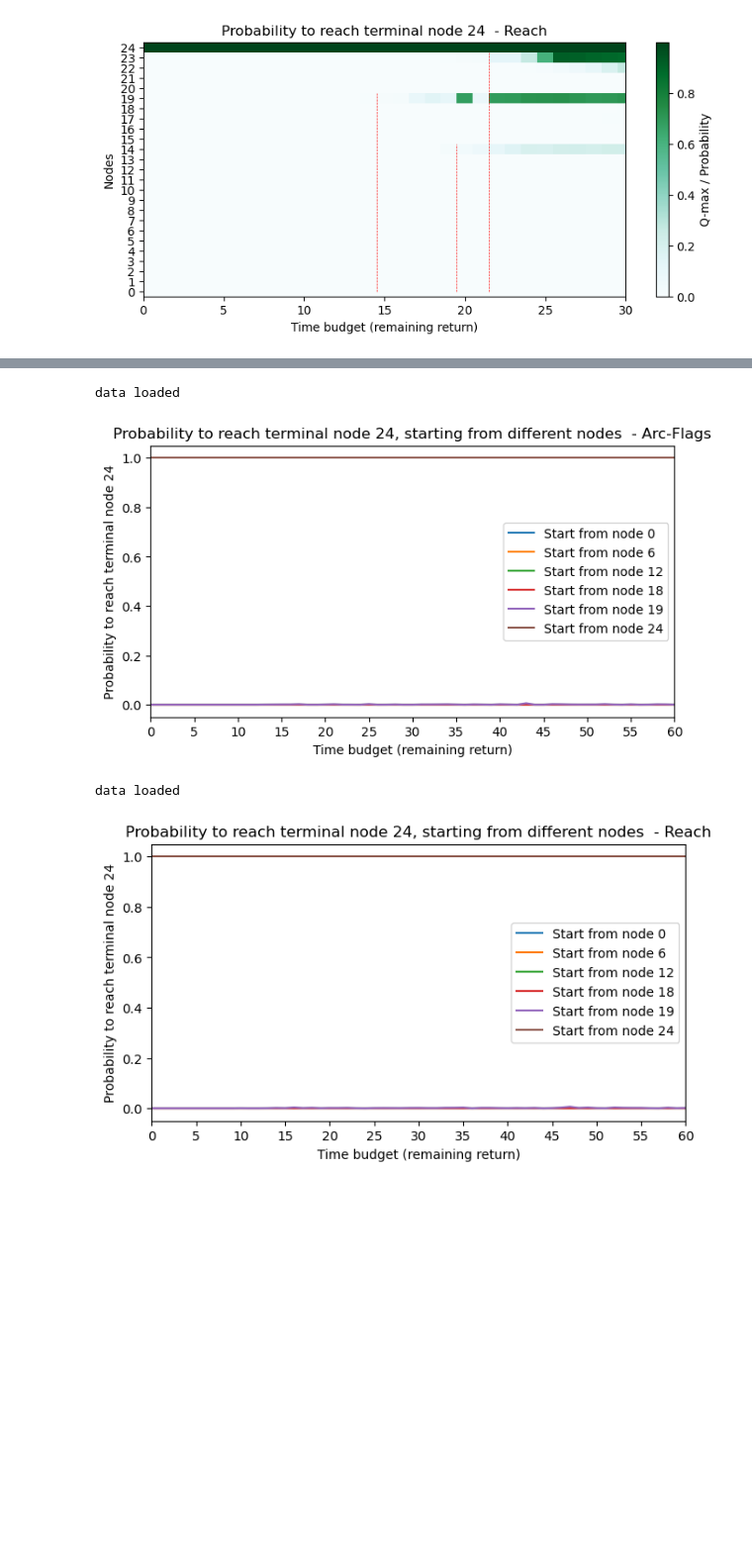
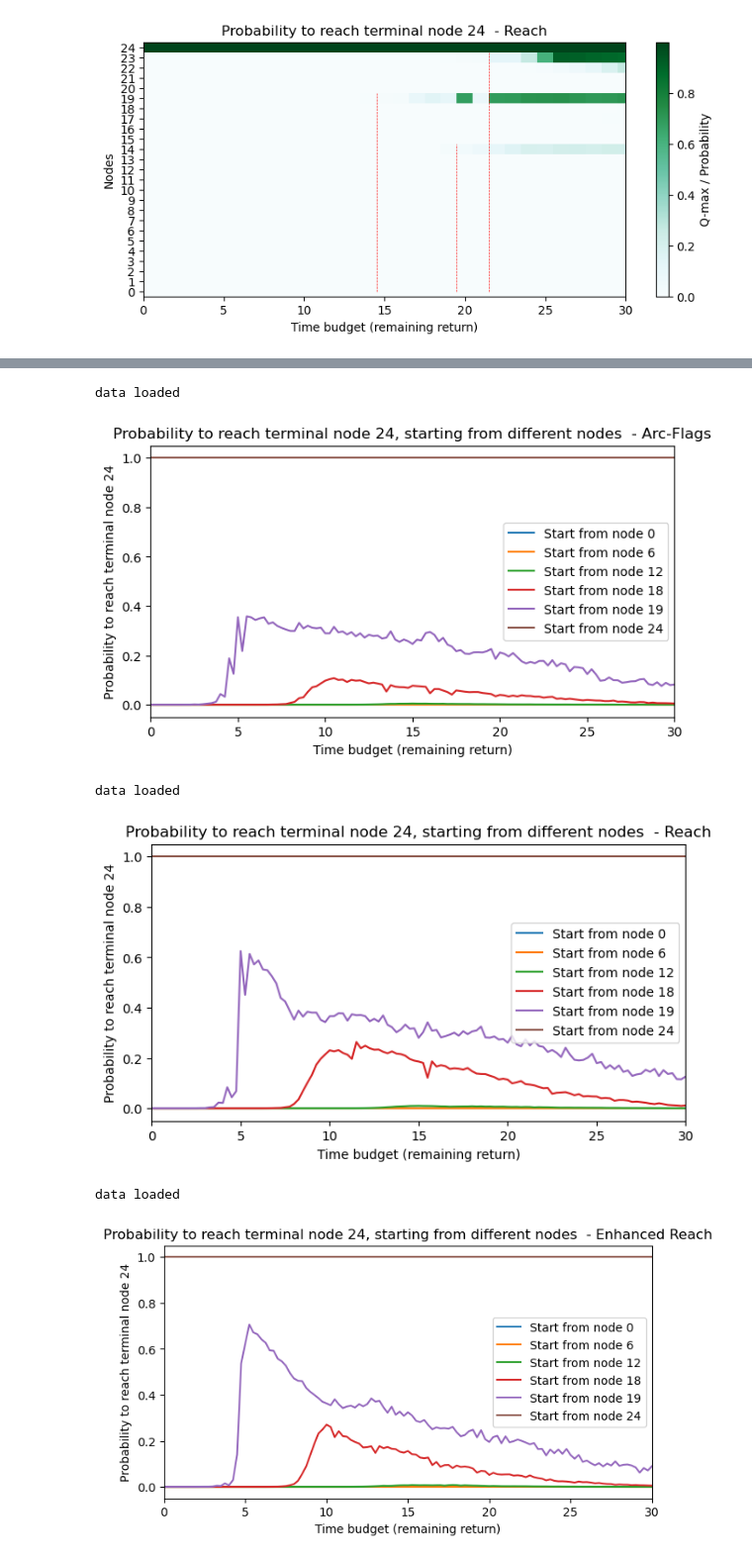
Before and after one commit to samuelepeirone/SOTA-RL, a Jupyter notebook: notebook/Plot.ipynb, the cells around one changed output, grey strips where cells are left out. Shown at 99% size. Cells and saved outputs as stored; diff of their text form; code cells hidden in the pictures; blank space fills up the shorter version.

```diff
--- a/notebook/Plot.ipynb
+++ b/notebook/Plot.ipynb
@@ -109,14 +110,17 @@ data loaded
 path_graph = "./../instances/graphs/5x5-1.pkl"
 graph = Utils.load_object(path_graph)
 
-plt1 = R2LPlot(graph, "./../instances/trained/grid_5x5-1_250k10k-gn.pkl")
-plt1.probability_to_reach_terminal_node_different_starting_nodes(60, " - Standard")
+plt1 = R2LPlot(graph, "./../instances/trained/grid_5x5-1_1000k100k-gn.pkl")
+plt1.probability_to_reach_terminal_node_different_starting_nodes(30, " - Standard")
 
-plt2 = R2LPlot(graph, "./../instances/trained/grid_5x5-1_250k10k-af.pkl")
-plt2.probability_to_reach_terminal_node_different_starting_nodes(60, " - Arc-Flags")
+plt2 = R2LPlot(graph, "./../instances/trained/grid_5x5-1_1000k100k-af.pkl")
+plt2.probability_to_reach_terminal_node_different_starting_nodes(30, " - Arc-Flags")
 
-plt3 = R2LPlot(graph, "./../instances/trained/grid_5x5-1_250k10k-rh.pkl")
-plt3.probability_to_reach_terminal_node_different_starting_nodes(60, " - Reach")
+plt3 = R2LPlot(graph, "./../instances/trained/grid_5x5-1_1000k100k-rh.pkl")
+plt3.probability_to_reach_terminal_node_different_starting_nodes(30, " - Reach")
+
+plt4 = R2LPlot(graph, "./../instances/trained/grid_5x5-1_1000k100k-erh.pkl")
+plt4.probability_to_reach_terminal_node_different_starting_nodes(30, " - Enhanced Reach")
 # %% [output]
 Object loaded from ./../instances/graphs/5x5-1.pkl
 data loaded
@@ -124,4 +128,6 @@ data loaded
 data loaded
-[figure, old version]
+[figure, new version]
 data loaded
-[figure, old version]
+[figure, new version]
+data loaded
+[figure, added]
```
Also changed, not shown: parts of 10 cells of this notebook, 42 other files.
